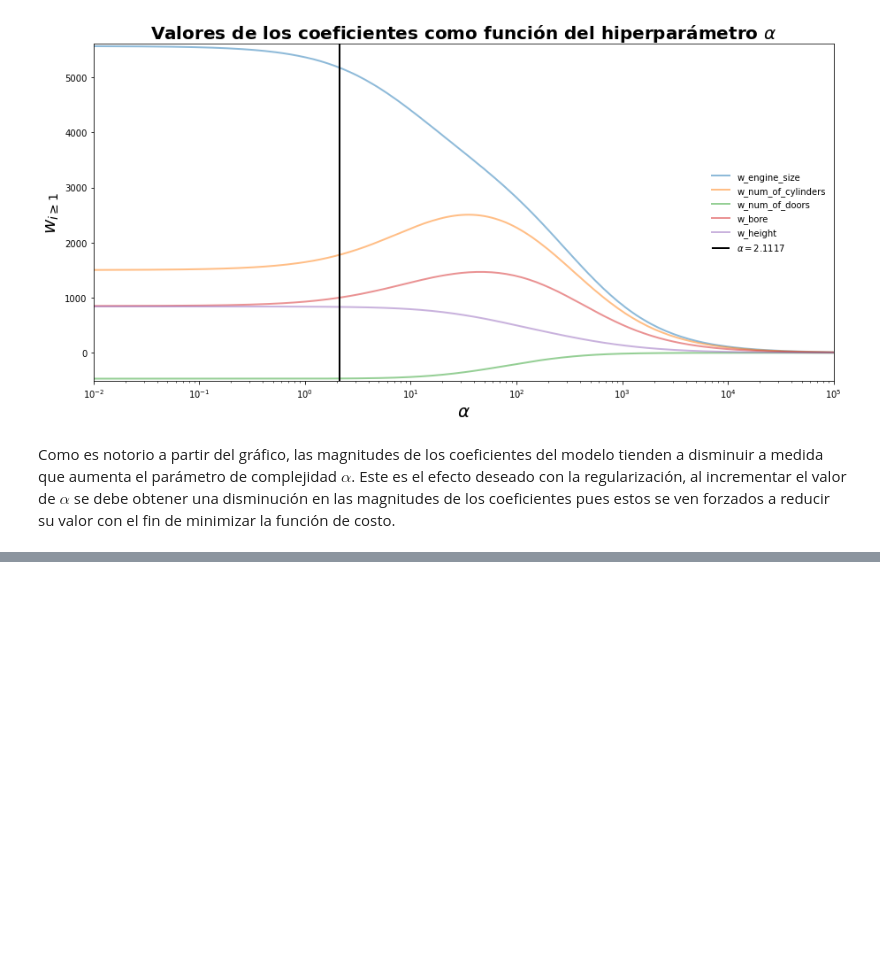
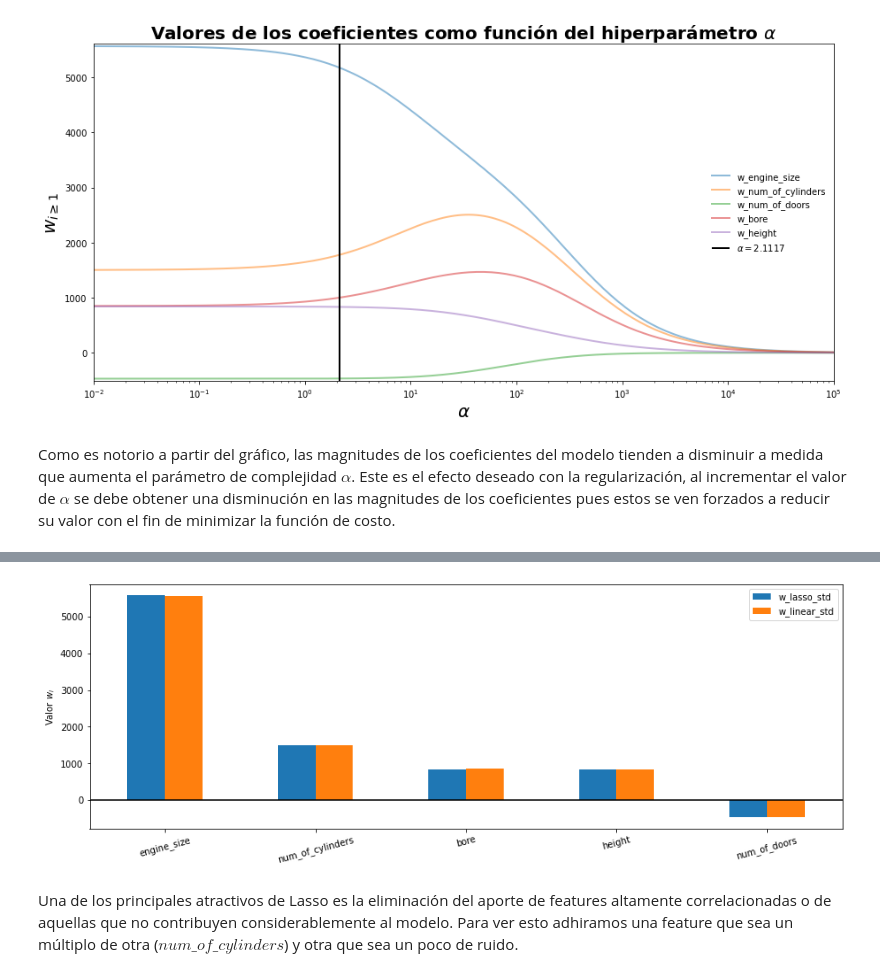
Before and after one commit to hplbrayan/Un-curso-de-Machine-Learning, a Jupyter notebook: 07_ML_Modelos_de_Regresion/N1_Linear_Models.ipynb, the cells around one changed output, grey strips where cells are left out. Drawn from its saved outputs; the diff is of its cells as text; code cells hidden in the pictures; blank space fills up the shorter version.

```diff
--- a/07_ML_Modelos_de_Regresion/N1_Linear_Models.ipynb
+++ b/07_ML_Modelos_de_Regresion/N1_Linear_Models.ipynb
@@ -499,0 +573,5 @@ Como es notorio a partir del gráfico, las magnitudes de los coeficientes del mo
+# %%
+coefs_std_Lasso_df = pd.DataFrame({"w_lasso_std":model_lasso_std.get_params()["Lasso"].coef_,
+                             "w_linear_std":model_linear_std.get_params()["Lineal"].coef_},
+                            index=sel_features).sort_values(by="w_lasso_std", ascending=False)
+coefs_std_Lasso_df
@@ -499,0 +585,12 @@ Como es notorio a partir del gráfico, las magnitudes de los coeficientes del mo
+# %%
+fig, ax = plt.subplots(figsize=(15,5))
+coefs_std_Lasso_df.plot.bar(ax=ax)
+ax.hlines(0, ax.get_xlim()[0], ax.get_xlim()[1], color="k")
+
+ax.set_xticks(ticks=range(len(coefs_std_Lasso_df.index)), labels=coefs_std_Lasso_df.index, rotation=15)
+ax.set_ylabel(r"Valor $w_i$")
+plt.show()
+# %% [output]
+[figure, added]
+# %% [markdown]
+Una de los principales atractivos de Lasso es la eliminación del aporte de features altamente correlacionadas o de aquellas que no contribuyen considerablemente al modelo. Para ver esto adhiramos una feature que sea un múltiplo de otra ($num\_of\_cylinders$) y otra que sea un poco de ruido.
```
Also changed, not shown: parts of 16 cells of this notebook.
